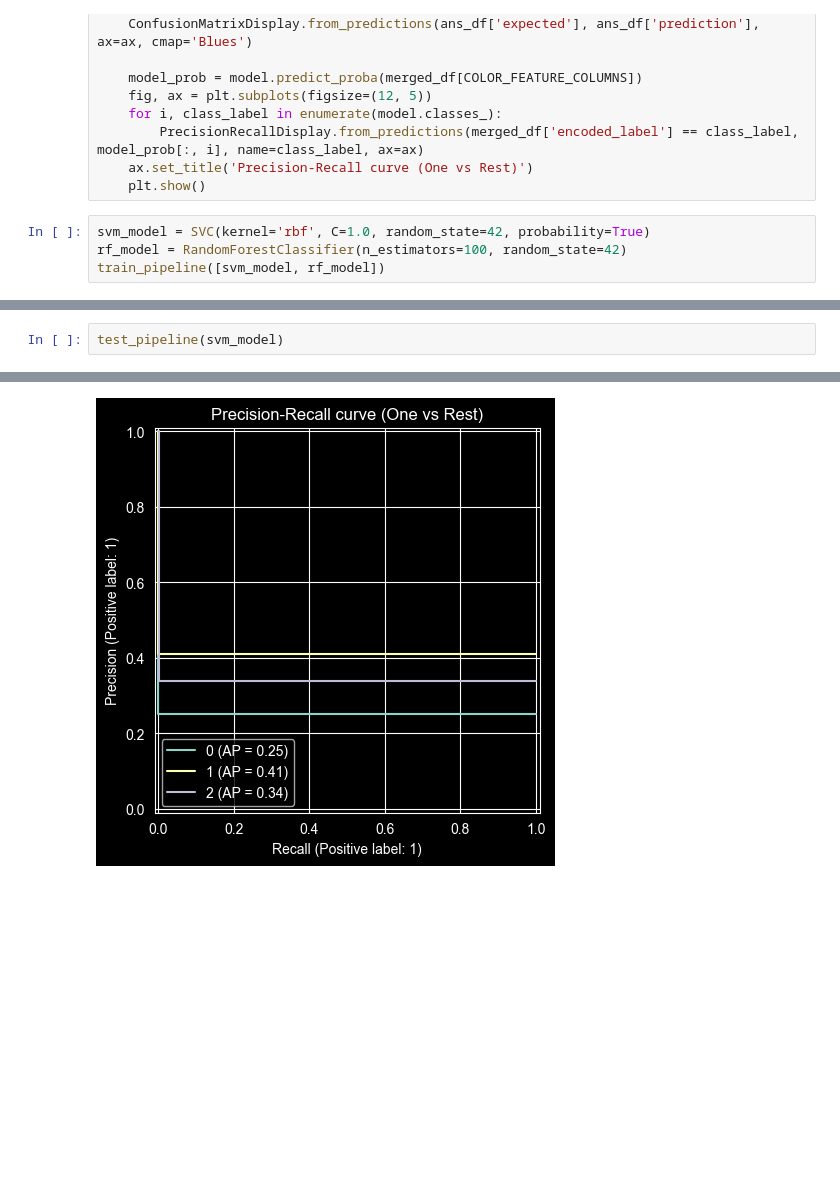
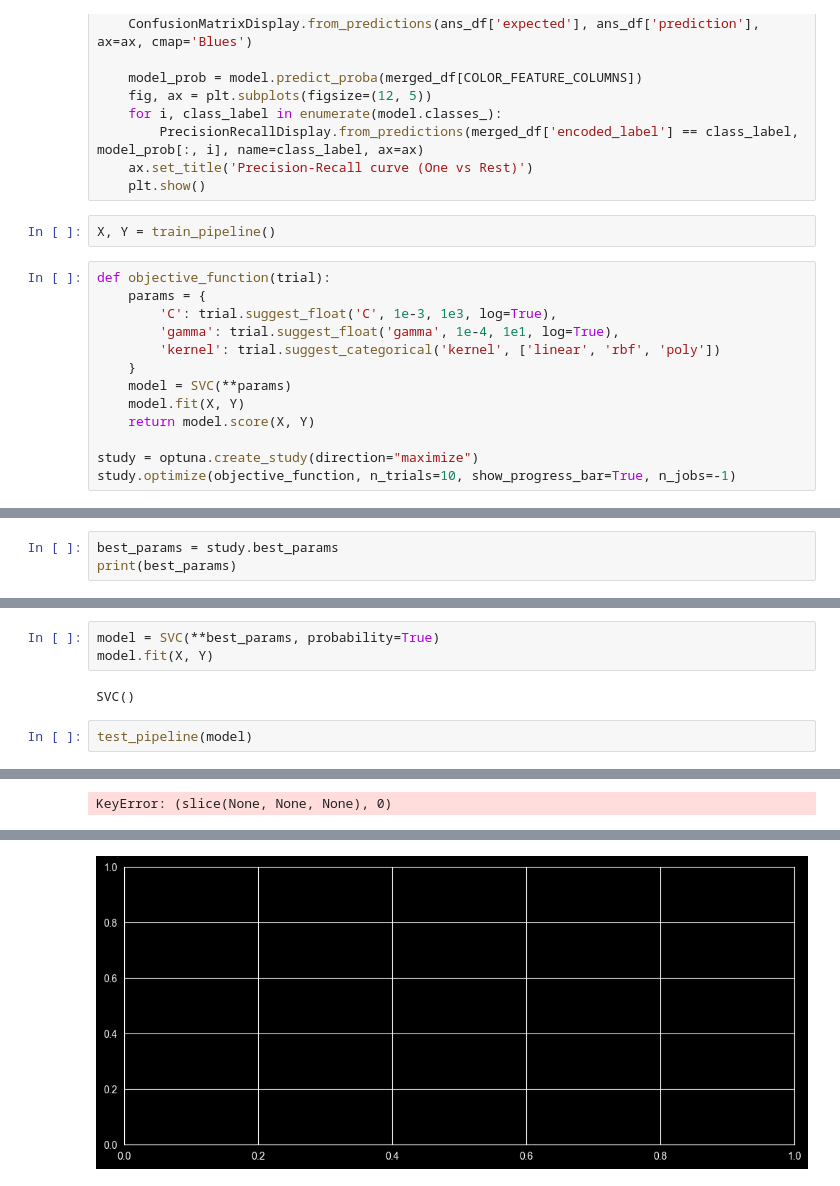
Before and after one commit to limo-756/Video-Analytics-Assignment1, a Jupyter notebook: per_frame_classifier.ipynb, the cells around one changed output, grey strips where cells are left out. Saved outputs shown, nothing was run; the diff lists cells and outputs as text; blank space fills up the shorter version.

```diff
--- a/per_frame_classifier.ipynb
+++ b/per_frame_classifier.ipynb
@@ -157,6 +182,17 @@ def test_pipeline(model):
     ax.set_title('Precision-Recall curve (One vs Rest)')
     plt.show()
 # %%
-svm_model = SVC(kernel='rbf', C=1.0, random_state=42, probability=True)
-rf_model = RandomForestClassifier(n_estimators=100, random_state=42)
-train_pipeline([svm_model, rf_model])
+X, Y = train_pipeline()
+# %%
+def objective_function(trial):
+    params = {
+        'C': trial.suggest_float('C', 1e-3, 1e3, log=True),
+        'gamma': trial.suggest_float('gamma', 1e-4, 1e1, log=True),
+        'kernel': trial.suggest_categorical('kernel', ['linear', 'rbf', 'poly'])
+    }
+    model = SVC(**params)
+    model.fit(X, Y)
+    return model.score(X, Y)
+
+study = optuna.create_study(direction="maximize")
+study.optimize(objective_function, n_trials=10, show_progress_bar=True, n_jobs=-1)
@@ -162,0 +211,3 @@ train_pipeline([svm_model, rf_model])
+# %%
+best_params = study.best_params
+print(best_params)
@@ -185,4 +236,9 @@ weighted avg       0.18      0.27      0.21        30
+# %%
+model = SVC(**best_params, probability=True)
+model.fit(X, Y)
+# %% [output]
+SVC()
 # %%
-test_pipeline(svm_model)
+test_pipeline(model)
 # %% [output]
 0
@@ -204,0 +261 @@ weighted avg       0.11      0.33      0.17        30
+KeyError: (slice(None, None, None), 0)
@@ -206 +263 @@ weighted avg       0.11      0.33      0.17        30
-[figure, old version]
+[figure, new version]
```
Also changed, not shown: parts of 15 cells of this notebook, 1 other file.
